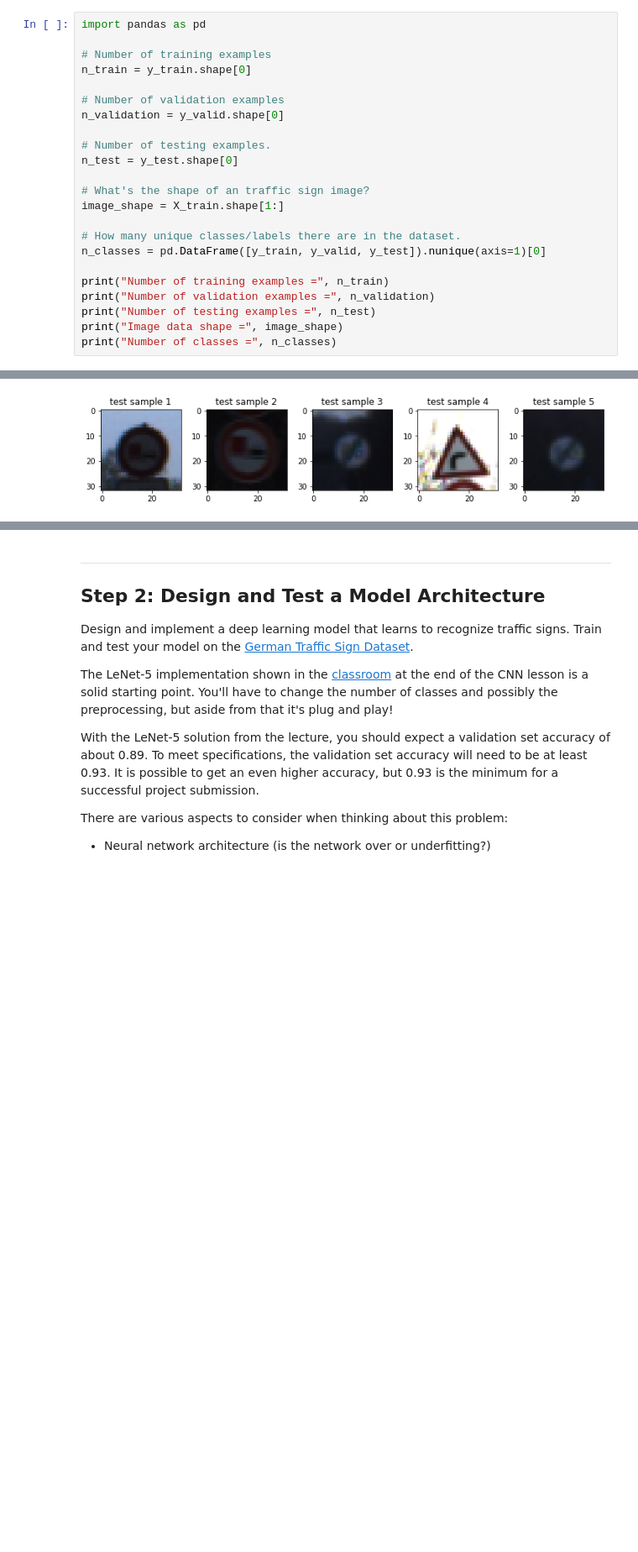
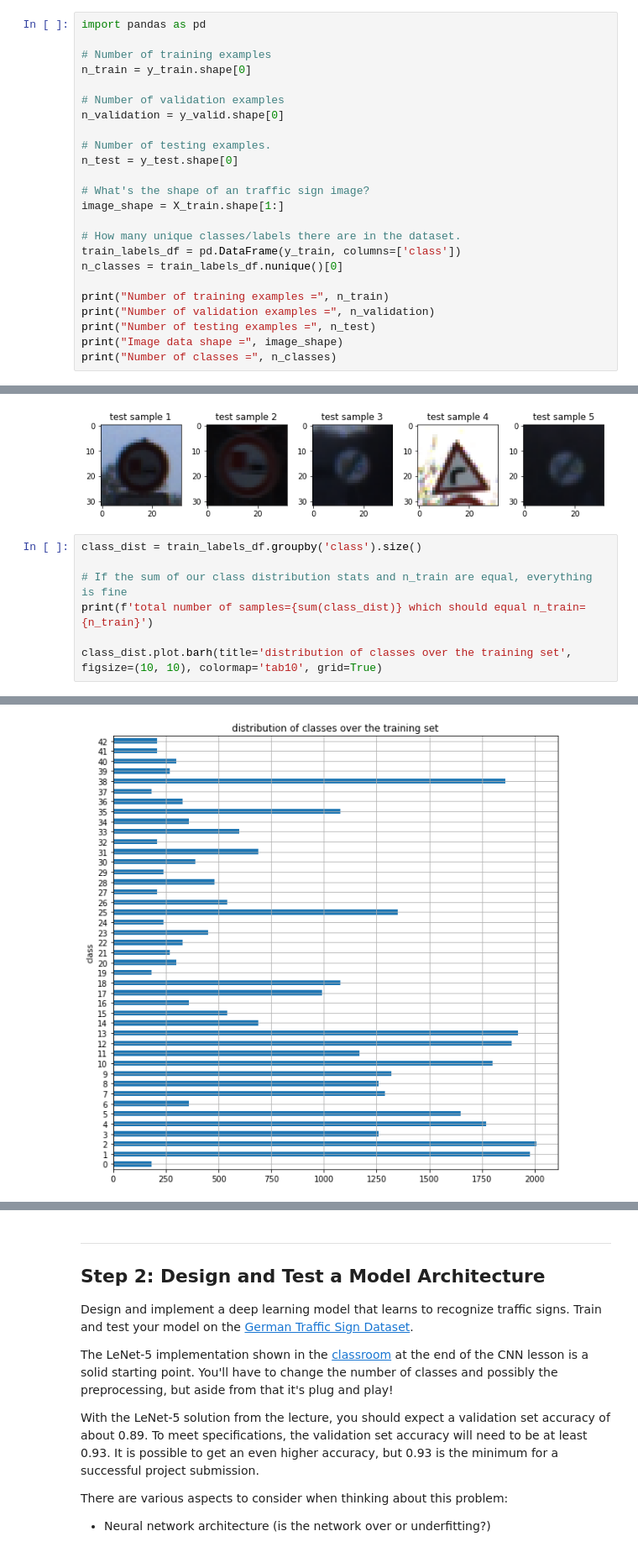
Before and after one commit to Pyrax/CarND-Traffic-Sign-Classifier-Project, a Jupyter notebook: Traffic_Sign_Classifier.ipynb, the cells around one changed output, grey strips where cells are left out. Shown at 84% size. Drawn from its saved outputs; the diff is of its cells as text; blank space fills up the shorter version.

Commit message:
Add plot of class distribution over the dataset

```diff
--- a/Traffic_Sign_Classifier.ipynb
+++ b/Traffic_Sign_Classifier.ipynb
@@ -83,7 +83,8 @@ n_test = y_test.shape[0]
 image_shape = X_train.shape[1:]
 
 # How many unique classes/labels there are in the dataset.
-n_classes = pd.DataFrame([y_train, y_valid, y_test]).nunique(axis=1)[0]
+train_labels_df = pd.DataFrame(y_train, columns=['class'])
+n_classes = train_labels_df.nunique()[0]
 
 print("Number of training examples =", n_train)
 print("Number of validation examples =", n_validation)
@@ -144,3 +145,11 @@ for key in dataset_dict:
 [figure]
 [figure]
 [figure]
+# %%
+class_dist = train_labels_df.groupby('class').size()
+
+# If the sum of our class distribution stats and n_train are equal, everything is fine
+print(f'total number of samples={sum(class_dist)} which should equal n_train={n_train}')
+
+class_dist.plot.barh(title='distribution of classes over the training set', figsize=(10, 10), colormap='tab10', grid=True)
+# %% [output]
@@ -146,0 +158 @@ for key in dataset_dict:
+[figure, added]
```
Also changed, not shown: parts of 4 cells of this notebook.
